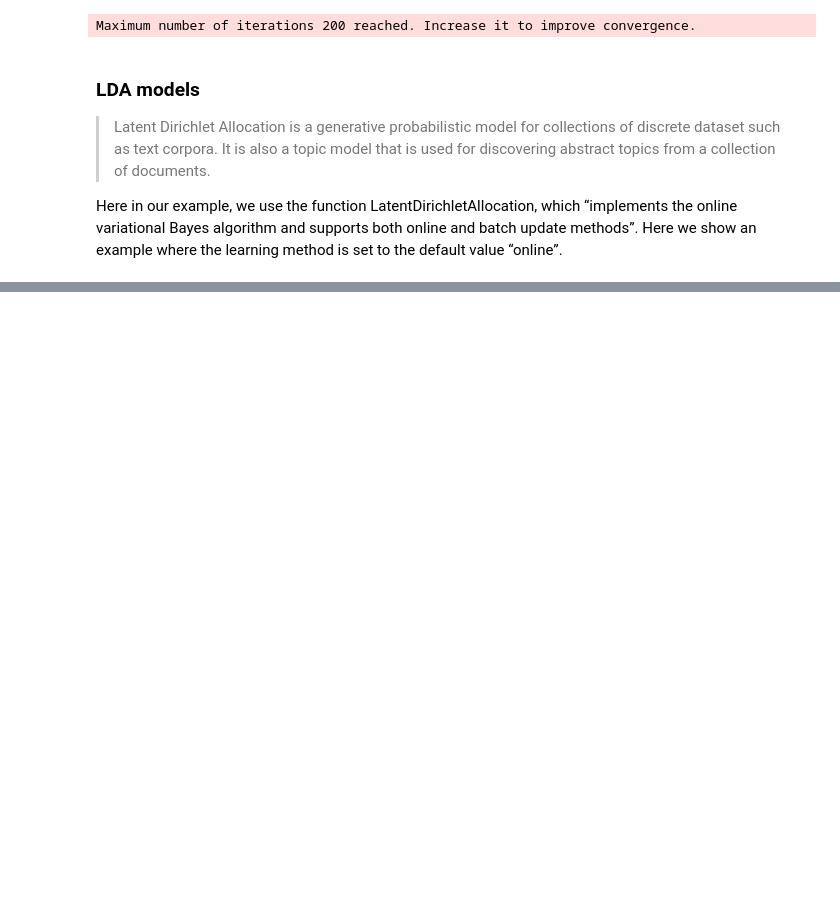
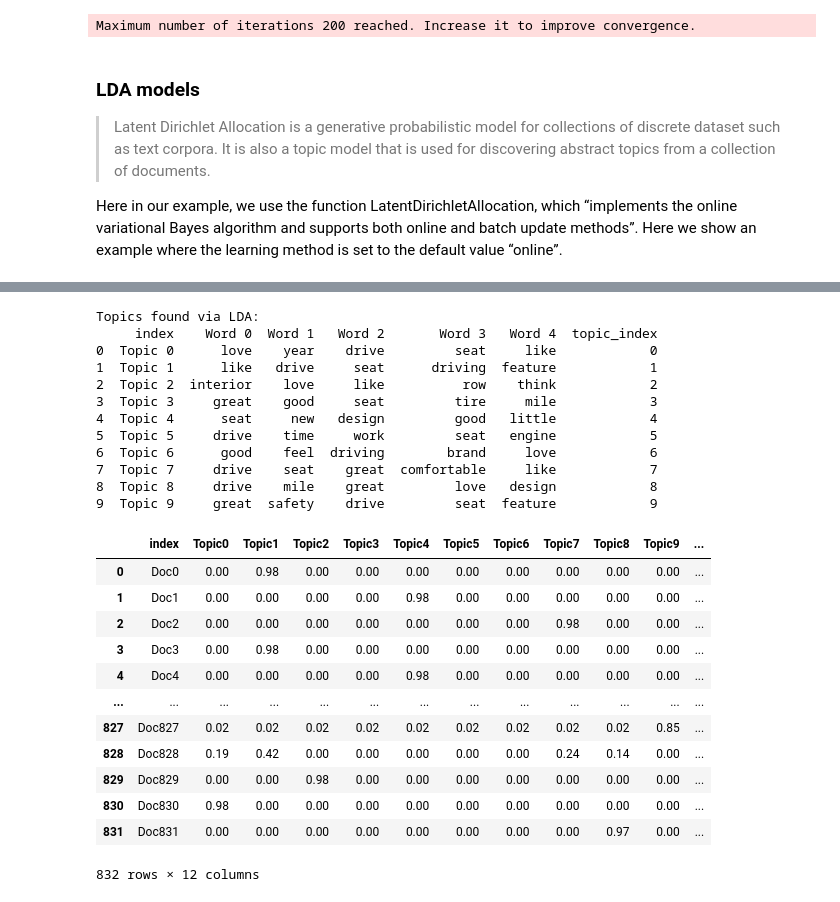
Before and after one commit to smeng3/VolvoSocialMediaScrap, a Jupyter notebook: NLP Viz.ipynb, the cells around one changed output, grey strips where cells are left out. Cells and saved outputs as stored; diff of their text form; code cells hidden in the pictures; blank space fills up the shorter version.

```diff
--- a/NLP Viz.ipynb
+++ b/NLP Viz.ipynb
@@ -264,0 +280,68 @@ Topic #2: safety feature, steering wheel, great car
+# %%
+
+number_topics = 10
+number_words = 5
+
+corpus = complaint_df['Review'].tolist()
+    # print(corpus)
+tf_vectorizer = CountVectorizer(max_df=0.9, min_df=0.00, stop_words="english", tokenizer=tokenize_only) # Use tf (raw term count) features for LDA.
+tf = tf_vectorizer.fit_transform(corpus)
+
+# Create and fit the LDA model
+model = LDA(n_components=number_topics, n_jobs=-1)
+id_topic = model.fit(tf)
+# Print the topics found by the LDA model
+print("Topics found via LDA:")
+topic_keywords = show_topics(vectorizer=tf_vectorizer, lda_model=model, n_words=number_words)
+# Topic - Keywords Dataframe
+df_topic_keywords = pd.DataFrame(topic_keywords)
+df_topic_keywords.columns = ['Word '+str(i) for i in range(df_topic_keywords.shape[1])]
+
+df_topic_keywords.index = ['Topic '+str(i) for i in range(df_topic_keywords.shape[0])]
+
+df_topic_keywords = df_topic_keywords.reset_index()
+df_topic_keywords['topic_index'] = df_topic_keywords['index'].str.split(' ', n = 1, expand = True)[[1]].astype('int')
+print(df_topic_keywords)
+
+############ get the dominat topic for each document in a data frame ###############
+# Create Document — Topic Matrix
+lda_output = model.transform(tf)
+# column names
+topicnames = ["Topic" + str(i) for i in range(model.n_components)]
+# index names
+docnames = ["Doc" + str(i) for i in range(len(corpus))]
+
+# Make the pandas dataframe
+df_document_topic = pd.DataFrame(np.round(lda_output, 2), columns=topicnames, index=docnames)
+# Get dominant topic for each document
+dominant_topic = np.argmax(df_document_topic.values, axis=1)
+df_document_topic['dominant_topic'] = dominant_topic
+df_document_topic = df_document_topic.reset_index()
+
+df_document_topic
+# %% [output]
+Topics found via LDA:
+     index    Word 0  Word 1   Word 2       Word 3   Word 4  topic_index
+0  Topic 0      love    year    drive         seat     like            0
+1  Topic 1      like   drive     seat      driving  feature            1
+2  Topic 2  interior    love     like          row    think            2
+3  Topic 3     great    good     seat         tire     mile            3
+4  Topic 4      seat     new   design         good   little            4
+5  Topic 5     drive    time     work         seat   engine            5
+6  Topic 6      good    feel  driving        brand     love            6
+7  Topic 7     drive    seat    great  comfortable     like            7
+8  Topic 8     drive    mile    great         love   design            8
+9  Topic 9     great  safety    drive         seat  feature            9
+|  | index | Topic0 | Topic1 | Topic2 | Topic3 | Topic4 | Topic5 | Topic6 | Topic7 | Topic8 | Topic9 | ... |
+| 0 | Doc0 | 0.00 | 0.98 | 0.00 | 0.00 | 0.00 | 0.00 | 0.00 | 0.00 | 0.00 | 0.00 | ... |
+| 1 | Doc1 | 0.00 | 0.00 | 0.00 | 0.00 | 0.98 | 0.00 | 0.00 | 0.00 | 0.00 | 0.00 | ... |
+| 2 | Doc2 | 0.00 | 0.00 | 0.00 | 0.00 | 0.00 | 0.00 | 0.00 | 0.98 | 0.00 | 0.00 | ... |
+| 3 | Doc3 | 0.00 | 0.98 | 0.00 | 0.00 | 0.00 | 0.00 | 0.00 | 0.00 | 0.00 | 0.00 | ... |
+| 4 | Doc4 | 0.00 | 0.00 | 0.00 | 0.00 | 0.98 | 0.00 | 0.00 | 0.00 | 0.00 | 0.00 | ... |
+| ... | ... | ... | ... | ... | ... | ... | ... | ... | ... | ... | ... | ... |
+| 827 | Doc827 | 0.02 | 0.02 | 0.02 | 0.02 | 0.02 | 0.02 | 0.02 | 0.02 | 0.02 | 0.85 | ... |
+| 828 | Doc828 | 0.19 | 0.42 | 0.00 | 0.00 | 0.00 | 0.00 | 0.00 | 0.24 | 0.14 | 0.00 | ... |
+| 829 | Doc829 | 0.00 | 0.00 | 0.98 | 0.00 | 0.00 | 0.00 | 0.00 | 0.00 | 0.00 | 0.00 | ... |
+| 830 | Doc830 | 0.98 | 0.00 | 0.00 | 0.00 | 0.00 | 0.00 | 0.00 | 0.00 | 0.00 | 0.00 | ... |
+| 831 | Doc831 | 0.00 | 0.00 | 0.00 | 0.00 | 0.00 | 0.00 | 0.00 | 0.00 | 0.97 | 0.00 | ... |
+832 rows × 12 columns
```
Also changed, not shown: parts of 9 cells of this notebook, 15 other files.
